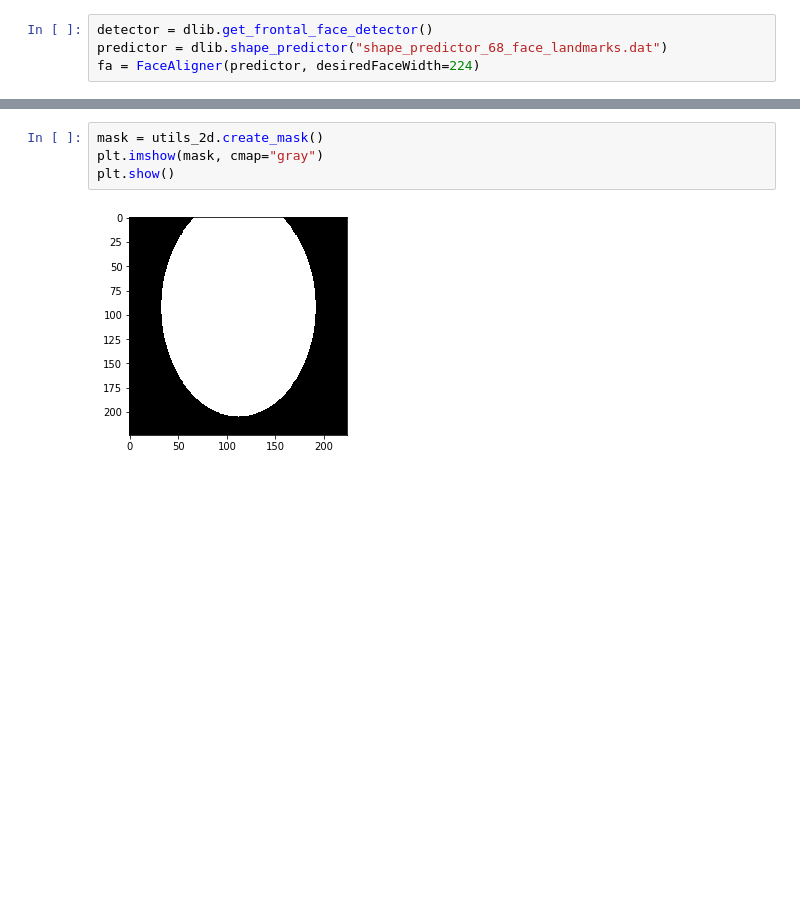
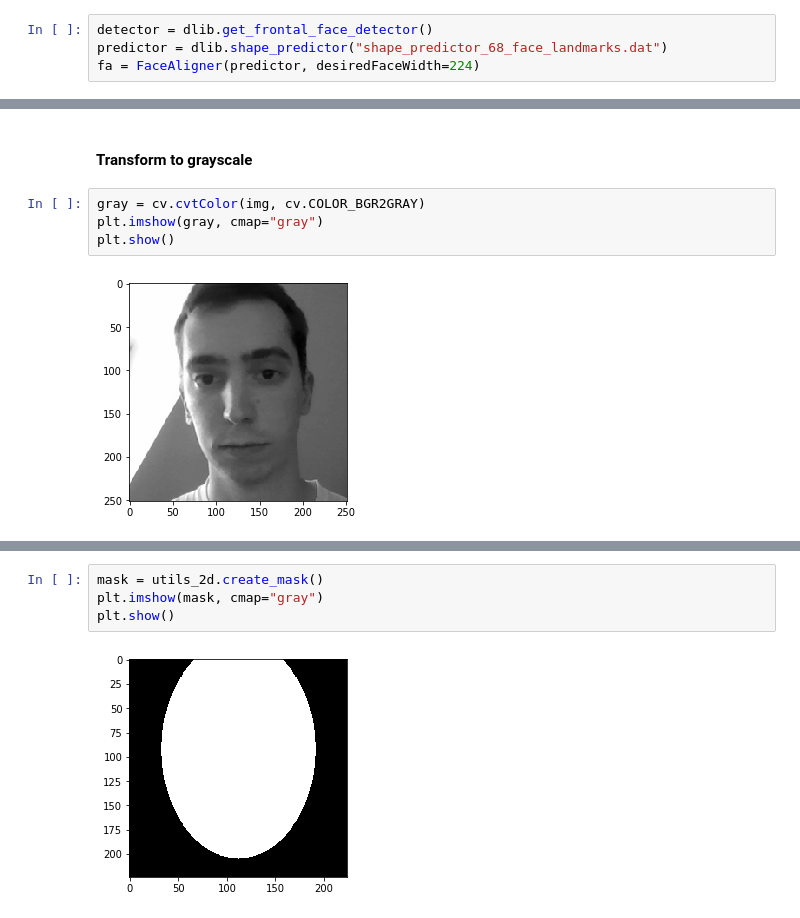
Before and after one commit to GianCarloMilanese/dsim_project, a Jupyter notebook: Images/1_preprocess_pictures.ipynb, the cells around one changed output, grey strips where cells are left out. Cells and saved outputs as stored; diff of their text form; blank space fills up the shorter version.

```diff
--- a/Images/1_preprocess_pictures.ipynb
+++ b/Images/1_preprocess_pictures.ipynb
@@ -28,0 +53,8 @@ fa = FaceAligner(predictor, desiredFaceWidth=224)
+# %% [markdown]
+#### Transform to grayscale
+# %%
+gray = cv.cvtColor(img, cv.COLOR_BGR2GRAY)
+plt.imshow(gray, cmap="gray")
+plt.show()
+# %% [output]
+[figure, added]
```
Also changed, not shown: parts of 22 cells of this notebook, 1 other file.
